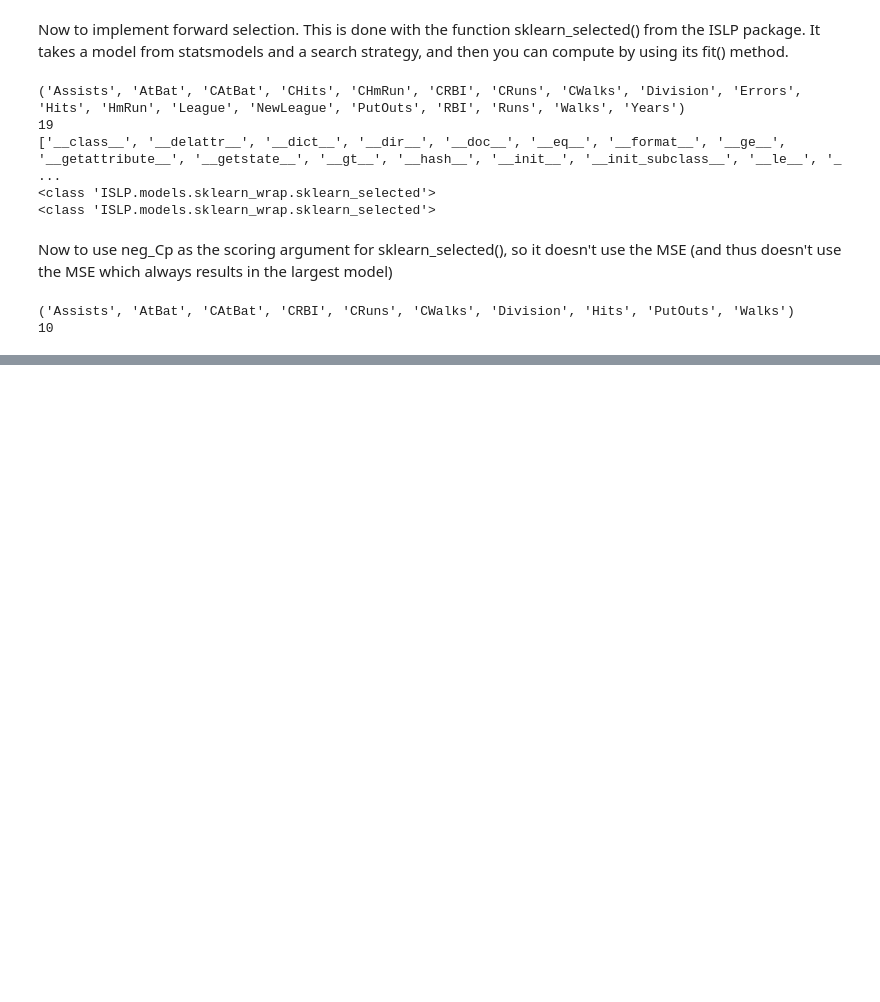
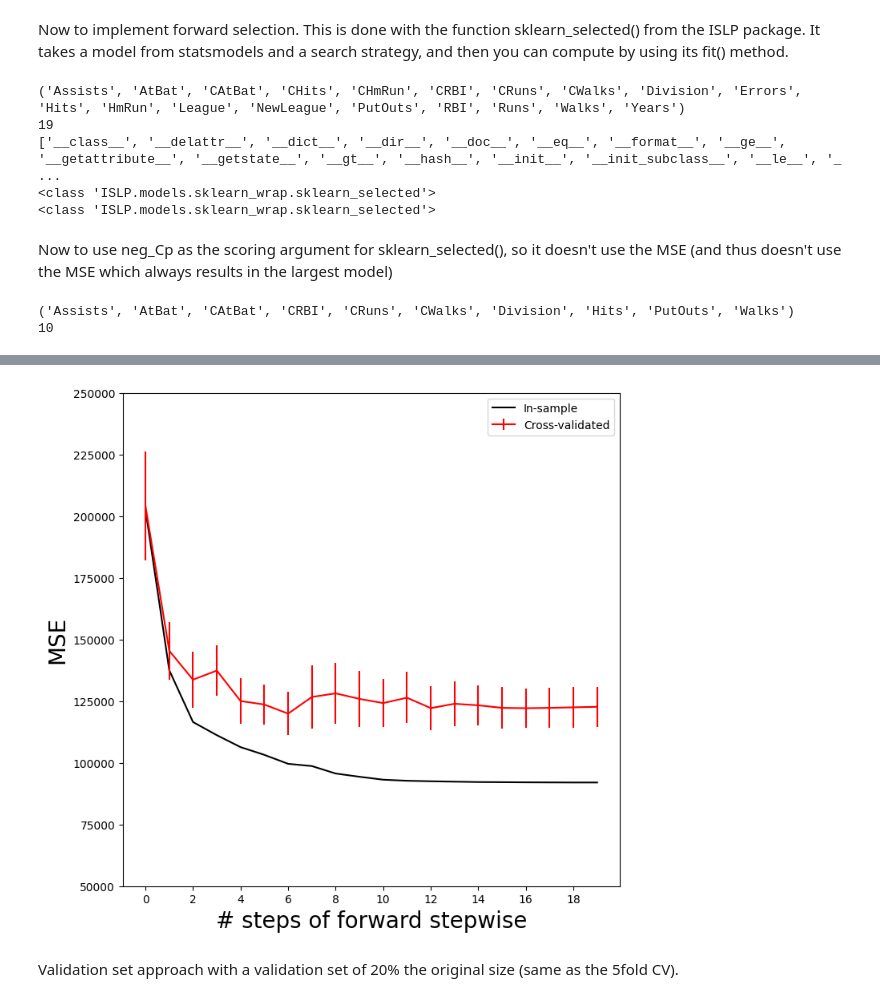
Before and after one commit to Wandvieh/StatisticalLearning, a Jupyter notebook: Ch06-myLab.ipynb, the cells around one changed output, grey strips where cells are left out. Drawn from its saved outputs; the diff is of its cells as text; code cells hidden in the pictures; blank space fills up the shorter version.

```diff
--- a/Ch06-myLab.ipynb
+++ b/Ch06-myLab.ipynb
@@ -105,0 +187,13 @@ Now we use fixed_steps instead of first_peak. I don't know exactly what the diff
+# %%
+ax.errorbar(np.arange(n_steps),
+            cv_mse.mean(1),
+            cv_mse.std(1) / np.sqrt(K),
+            label='Cross-validated',
+            c='r') # color red
+ax.set_ylim([50000,250000])
+ax.legend()
+mse_fig
+# %% [output]
+[figure, added]
+# %% [markdown]
+Validation set approach with a validation set of 20% the original size (same as the 5fold CV).
```
Also changed, not shown: parts of 14 cells of this notebook.
